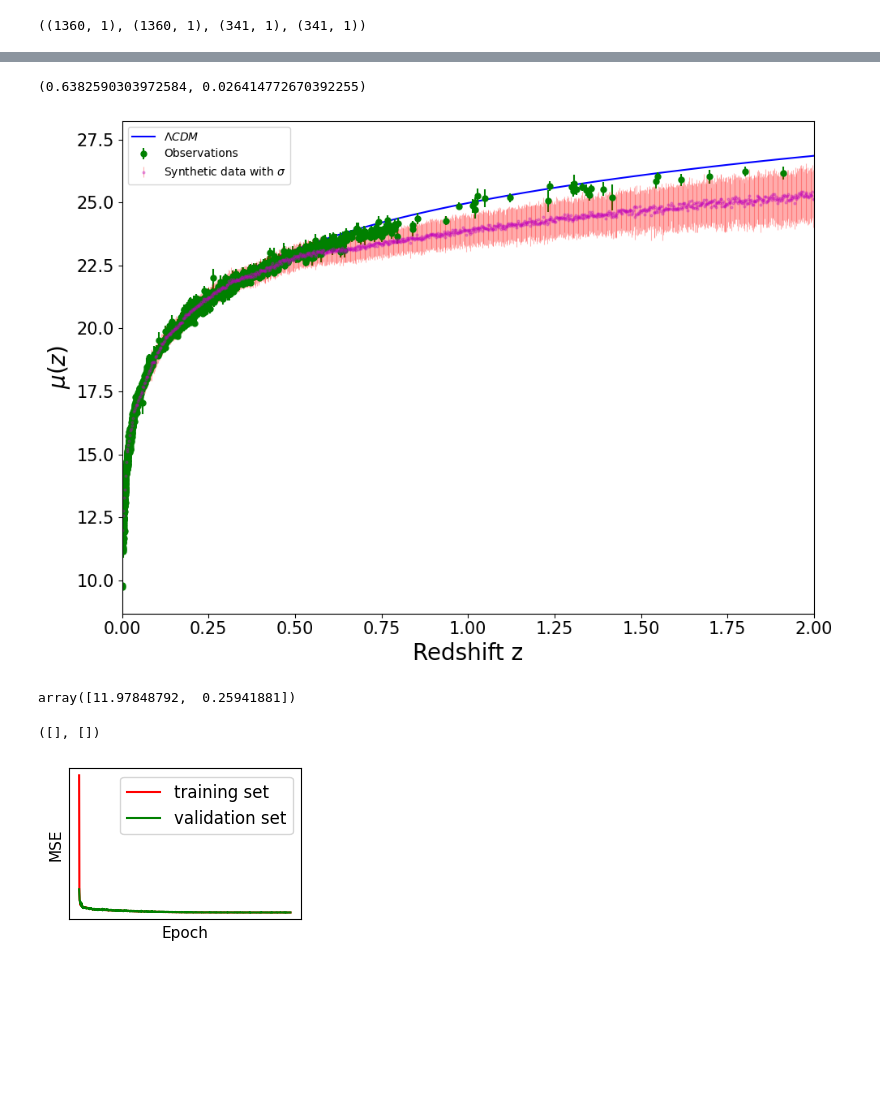
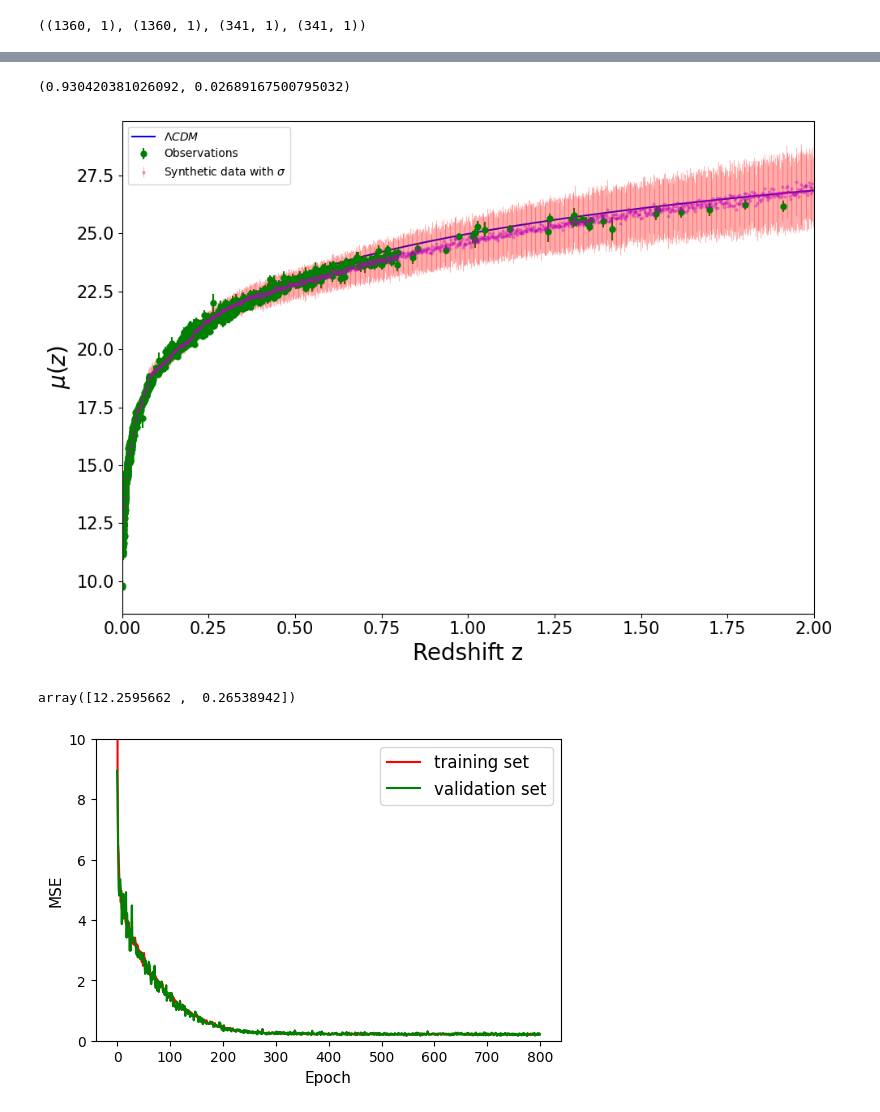
Before and after one commit to igomezv/SNIa_ML_regressions, a Jupyter notebook: ANN_Julen/ANN_Pantheon_plus.ipynb, the cells around one changed output, grey strips where cells are left out. Cells and saved outputs as stored; diff of their text form; code cells hidden in the pictures; blank space fills up the shorter version.

```diff
--- a/ANN_Julen/ANN_Pantheon_plus.ipynb
+++ b/ANN_Julen/ANN_Pantheon_plus.ipynb
@@ -85,2 +97,4 @@ df.describe()
 # %%
 # df['mb'] += 19.36
+df = df[['zHD','m_b_corr','errors']]
+df.head()
@@ -221,7 +273,7 @@ optimizer = Adam(lr=0.0001)
 
 
 # Compile Keras model
-model = model_regression_dropout(num_hidden=[50, 200, 150])
+model = model_regression_dropout(num_hidden=[50, 200, 50])
 model.compile(loss='mse', optimizer=optimizer)
 # model2_train = model.fit(zz_train, yy_train,
 # #                          validation_split=0.0,
@@ -285,7 +337,7 @@ std_mc_dropout = np.std(predictions, axis=0)
 # %%
 np.mean(std_mc_dropout[:,0]), np.mean(std_mc_dropout[:,1])
 # %% [output]
-(0.6382590303972584, 0.026414772670392255)
+(0.930420381026092, 0.02689167500795032)
 # %%
 # Plotting
 plt.figure(figsize=(10, 7), dpi=100)
@@ -312,23 +364,25 @@ plt.yticks(fontsize=15)
 plt.legend(loc='upper left')
 # plt.show()
 plt.tight_layout()
+plt.savefig('plots/pantheon_plus_rec.png', dpi=100)
 # %% [output]
-[figure, old version]
+[figure, new version]
 # %%
  prediction_mc_dropout[0,:]
 # %% [output]
-array([11.97848792,  0.25941881])
+array([12.2595662 ,  0.26538942])
 # %%
-plt.figure(figsize=(8, 6), dpi=100)
+plt.figure(figsize=(6, 4), dpi=100)
 
 plt.plot(model2_train.history['loss'], color='r', )
 plt.plot(model2_train.history['val_loss'], color='g')
 
 plt.ylabel('MSE', fontsize=11)
 plt.xlabel('Epoch', fontsize=11)
 plt.legend(['training set', 'validation set'], loc='upper right', fontsize=12)
 plt.xticks(fontsize=10)
+plt.ylim(0,10)
+plt.savefig('plots/pantheon_plus_loss.png', dpi=100)
 # %% [output]
-([], [])
-[figure, old version]
+[figure, new version]
 # %%
```
Also changed, not shown: parts of 12 cells of this notebook, 2 other files.
